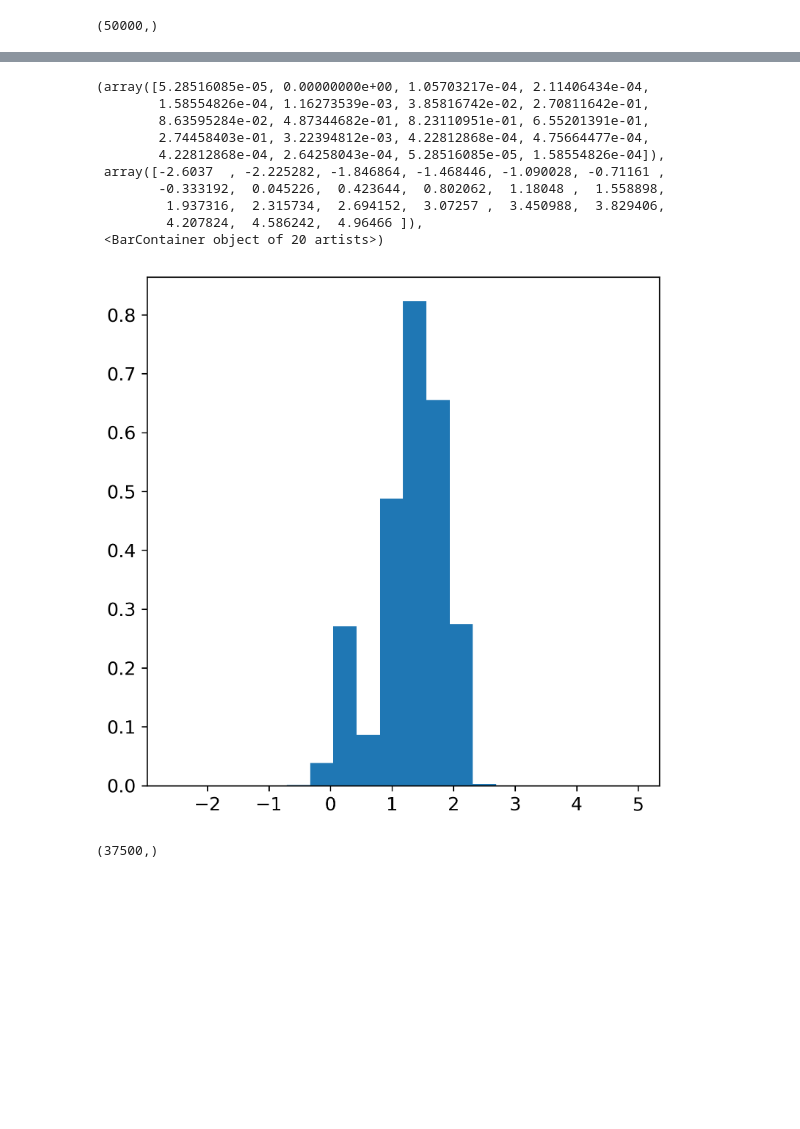
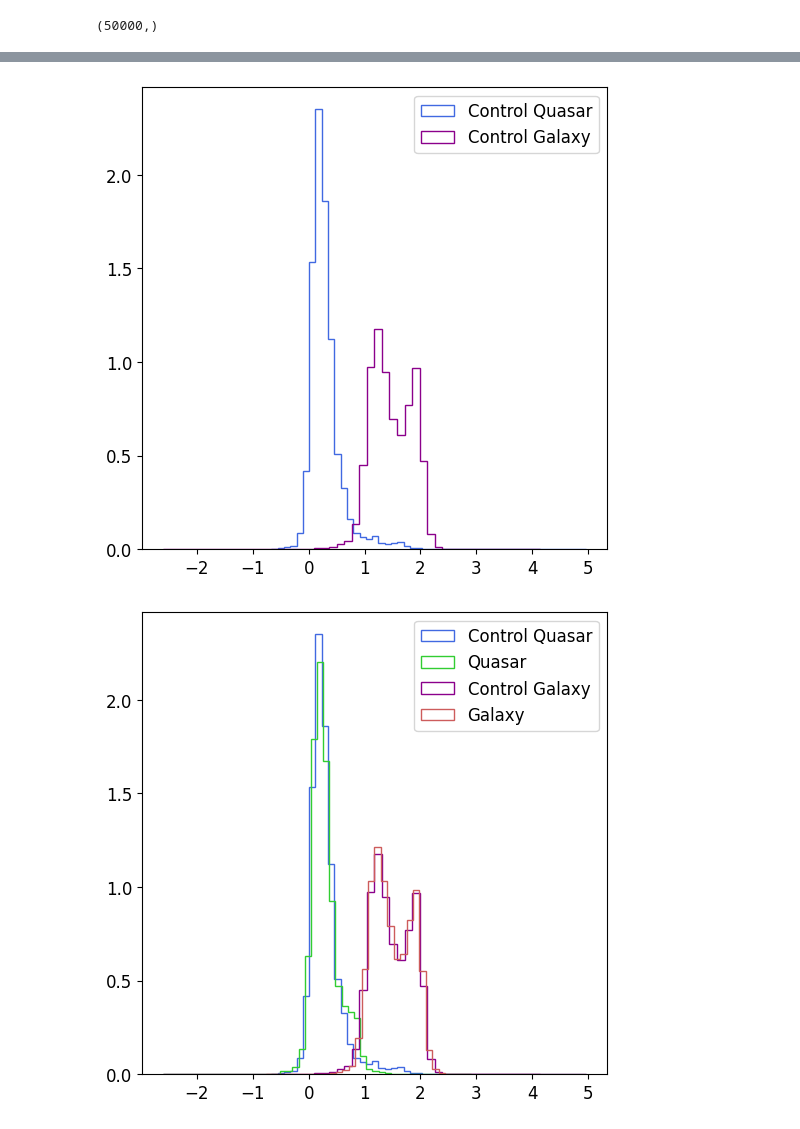
Before and after one commit to olli-e-benji/Astrostatistics-and-Machine-Learning-2023, a Jupyter notebook: working/L19_ClassificationQuasarGalaxy.ipynb, the cells around one changed output, grey strips where cells are left out. Saved outputs shown, nothing was run; the diff lists cells and outputs as text; code cells hidden in the pictures; blank space fills up the shorter version.

```diff
--- a/working/L19_ClassificationQuasarGalaxy.ipynb
+++ b/working/L19_ClassificationQuasarGalaxy.ipynb
@@ -96,26 +92,25 @@ corner.corner(tofit, **CORNER_KWARGS);
-# %%
-plt.hist(u_g, bins=20, density=True)
-# %% [output]
-(array([5.28516085e-05, 0.00000000e+00, 1.05703217e-04, 2.11406434e-04,
-        1.58554826e-04, 1.16273539e-03, 3.85816742e-02, 2.70811642e-01,
-        8.63595284e-02, 4.87344682e-01, 8.23110951e-01, 6.55201391e-01,
-        2.74458403e-01, 3.22394812e-03, 4.22812868e-04, 4.75664477e-04,
-        4.22812868e-04, 2.64258043e-04, 5.28516085e-05, 1.58554826e-04]),
- array([-2.6037  , -2.225282, -1.846864, -1.468446, -1.090028, -0.71161 ,
-        -0.333192,  0.045226,  0.423644,  0.802062,  1.18048 ,  1.558898,
-         1.937316,  2.315734,  2.694152,  3.07257 ,  3.450988,  3.829406,
-         4.207824,  4.586242,  4.96466 ]),
- <BarContainer object of 20 artists>)
-[figure, removed]
 # %%
+#Classifying
+classifier = GaussianNB()
 
-
-xtrain, xtest, ytrain, ytest = sklearn.model_selection.train_test_split(tofit, fast_kind, test_size = 0.75)
-
+xtrain, xtest, ytrain, ytest = sklearn.model_selection.train_test_split(tofit, label, test_size = 0.75)
 classifier.fit(xtrain, ytrain)
 result = classifier.predict(xtest)
-
-
-result.shape
-# %% [output]
-(37500,)
+# %%
+#Considering the u-g band
+plt.hist(u_g[label == 1], bins=50, density=True, label='Control Quasar', color='royalblue', histtype='step')
+plt.hist(u_g[label == 0], bins=50, density=True, label='Control Galaxy', color='darkmagenta', histtype='step')
+plt.legend()
+plt.show()
+# %% [output]
+[figure, added]
+# %%
+#Plotting
+plt.hist(u_g[label == 1], bins=50, density=True, label='Control Quasar', color='royalblue', histtype='step')
+plt.hist(xtest[:, 0][result == 1], bins=50, density=True, label='Quasar', color='limegreen', histtype='step')
+plt.hist(u_g[label == 0], bins=50, density=True, label='Control Galaxy', color='darkmagenta', histtype='step')
+plt.hist(xtest[:, 0][result == 0], bins=50, density=True, label='Galaxy', color='indianred', histtype='step')
+plt.legend()
+plt.show()
+# %% [output]
+[figure, added]
```
Also changed, not shown: parts of 12 cells of this notebook.
